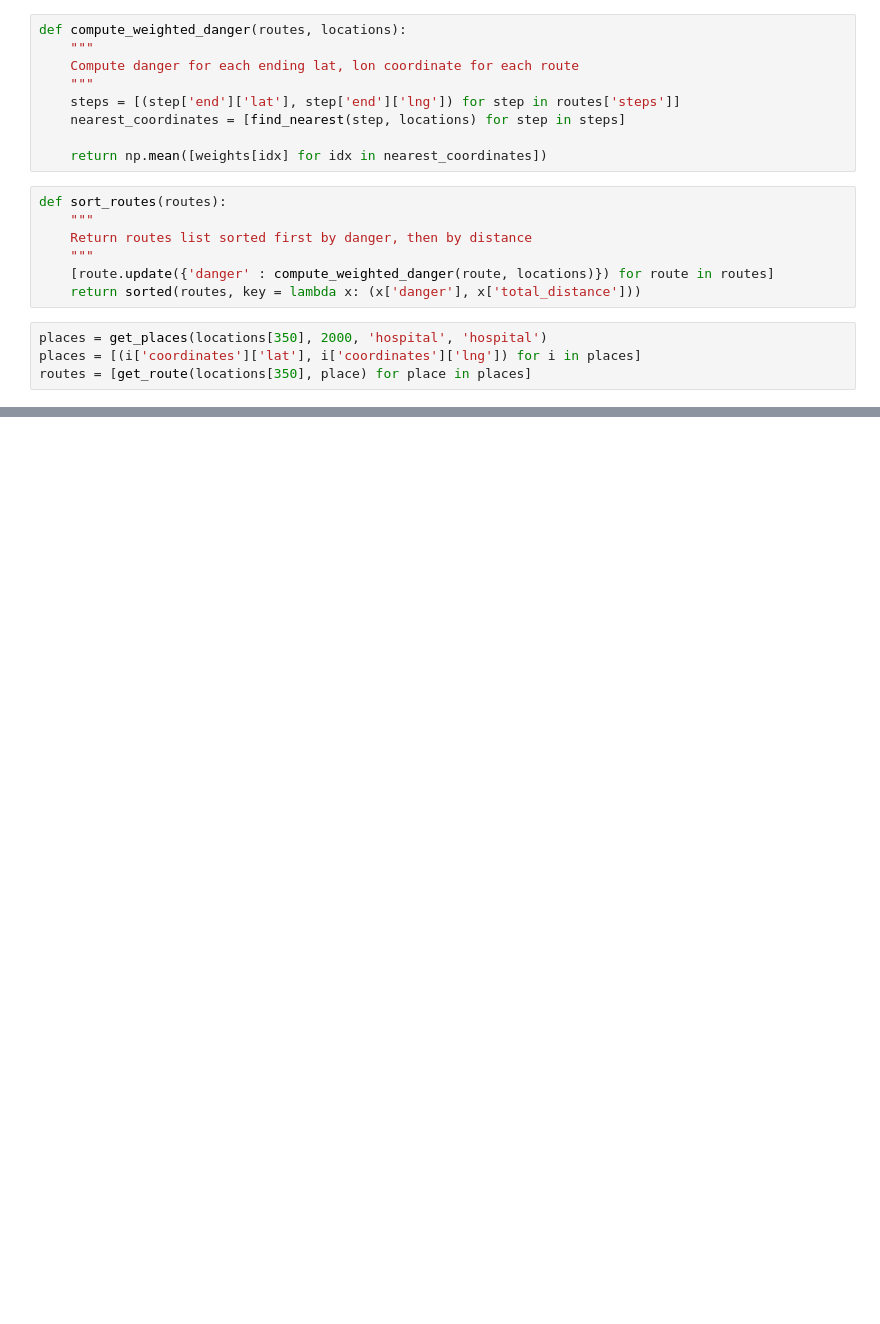
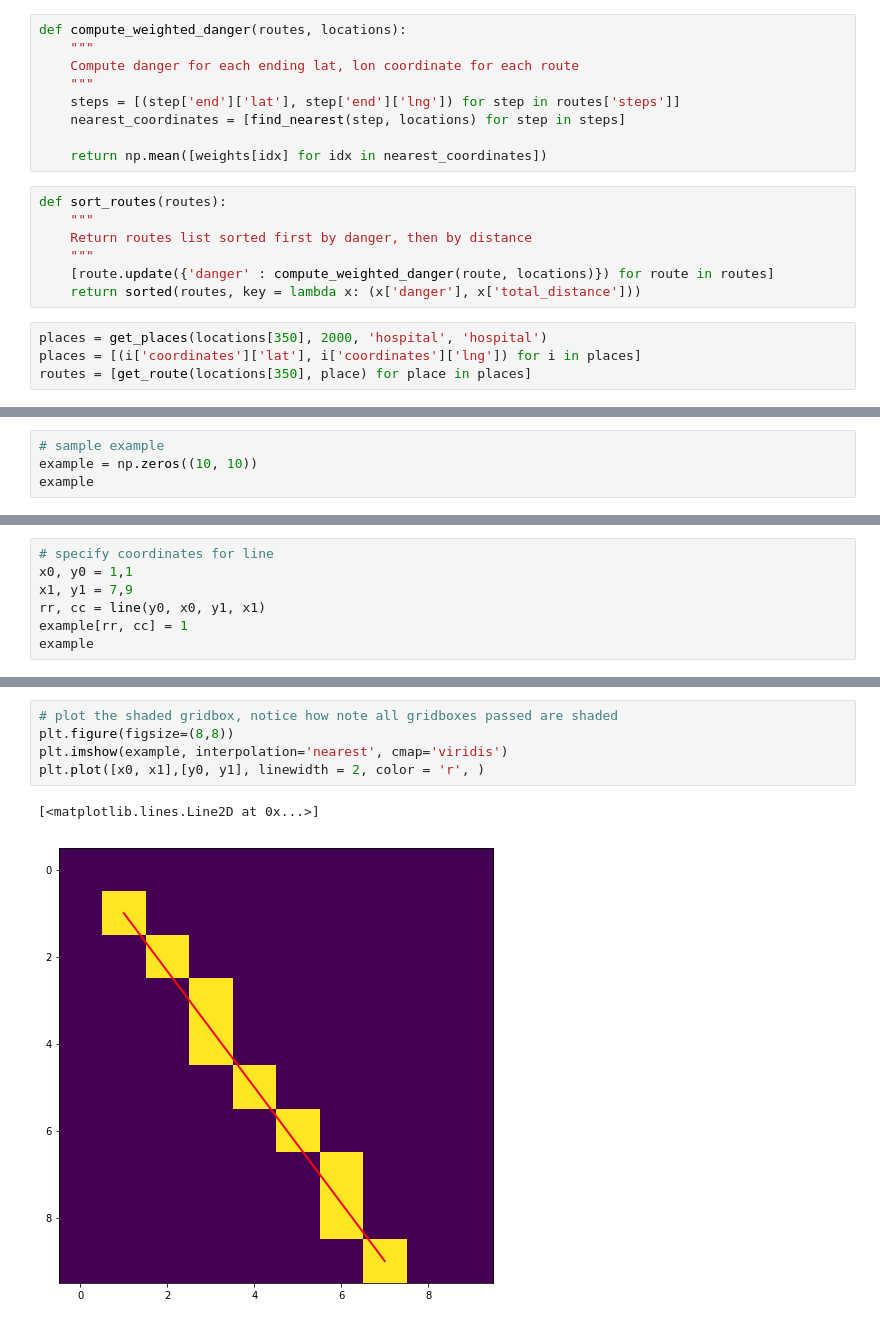
Before and after one commit to gachet/safecity, a Jupyter notebook: notebooks/best_route/4.0-dm-best-route.ipynb, the cells around one changed output, grey strips where cells are left out. Saved outputs shown, nothing was run; the diff lists cells and outputs as text; blank space fills up the shorter version.

```diff
--- a/notebooks/best_route/4.0-dm-best-route.ipynb
+++ b/notebooks/best_route/4.0-dm-best-route.ipynb
@@ -400,0 +437,4 @@ create_heatmap(locations[350], [best_coordinates], locations, weights, max(weigh
+# %%
+# sample example
+example = np.zeros((10, 10))
+example
@@ -400,0 +452,7 @@ create_heatmap(locations[350], [best_coordinates], locations, weights, max(weigh
+# %%
+# specify coordinates for line
+x0, y0 = 1,1
+x1, y1 = 7,9
+rr, cc = line(y0, x0, y1, x1)
+example[rr, cc] = 1
+example
@@ -400,0 +470,8 @@ create_heatmap(locations[350], [best_coordinates], locations, weights, max(weigh
+# %%
+# plot the shaded gridbox, notice how note all gridboxes passed are shaded
+plt.figure(figsize=(8,8))
+plt.imshow(example, interpolation='nearest', cmap='viridis')
+plt.plot([x0, x1],[y0, y1], linewidth = 2, color = 'r', )
+# %% [output]
+[<matplotlib.lines.Line2D at 0x...>]
+[figure, added]
```
Also changed, not shown: parts of 24 cells of this notebook.
